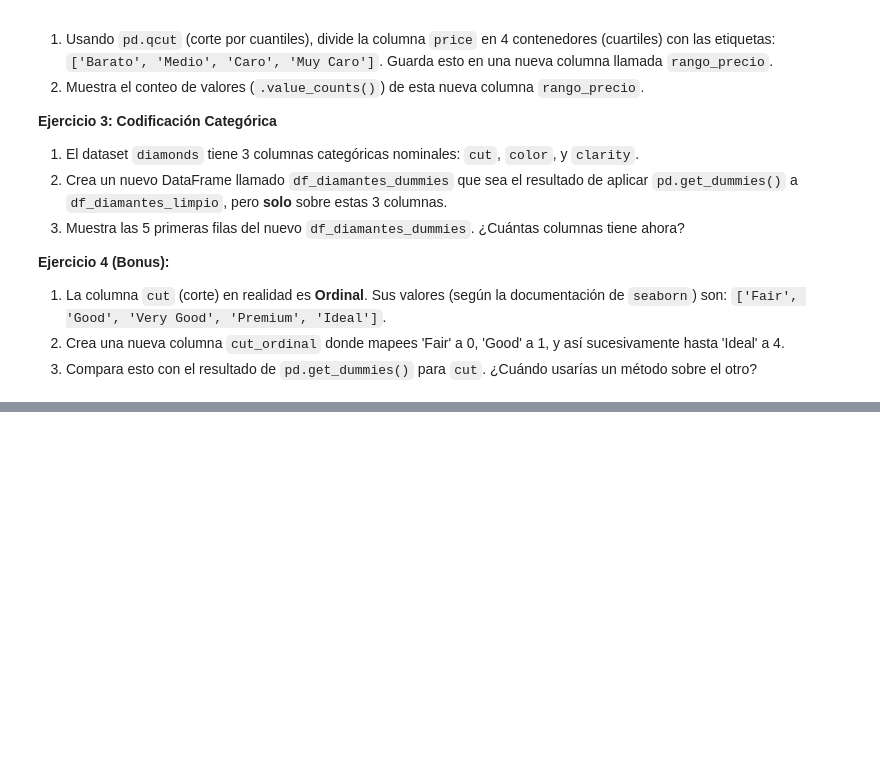
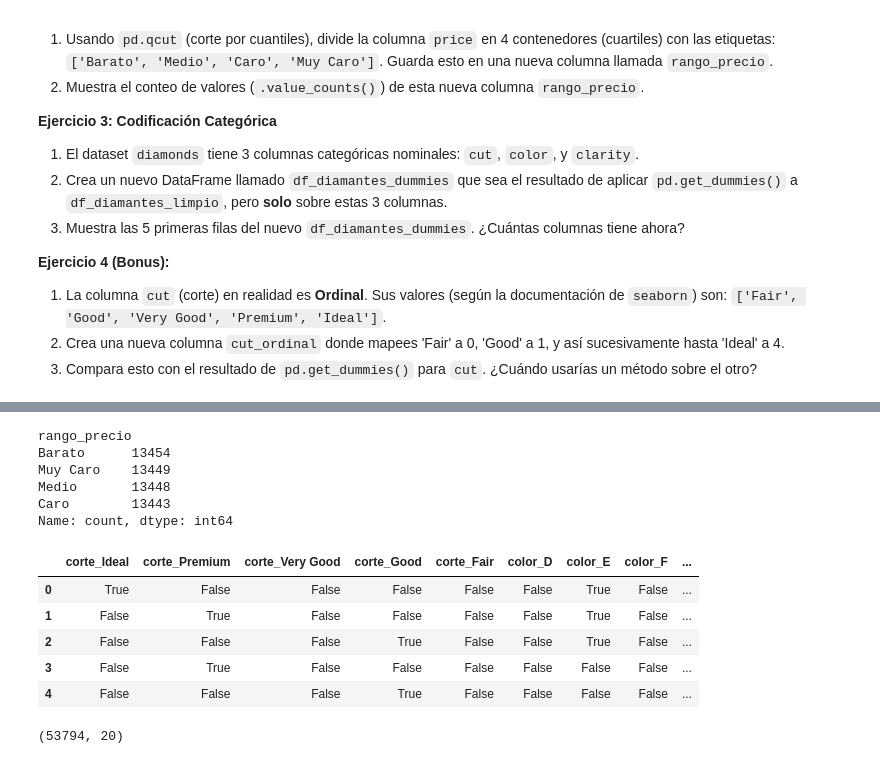
Before and after one commit to jmrodriguez2552/CEDAPY_25_26, a Jupyter notebook: ANALISIS_DATOS_PYTHON/NOTEBOOKS/5101_UT-3_Limpieza_y_estandarizacion.ipynb, the cells around one changed output, grey strips where cells are left out. Cells and saved outputs as stored; diff of their text form; code cells hidden in the pictures; blank space fills up the shorter version.

```diff
--- a/ANALISIS_DATOS_PYTHON/NOTEBOOKS/5101_UT-3_Limpieza_y_estandarizacion.ipynb
+++ b/ANALISIS_DATOS_PYTHON/NOTEBOOKS/5101_UT-3_Limpieza_y_estandarizacion.ipynb
@@ -673,0 +735,30 @@ df_final.head()
+# %%
+labels_price = ['Barato', 'Medio', 'Caro', 'Muy Caro']
+
+df_diamantes_limpio['rango_precio'] = pd.qcut(df_diamantes_limpio['price'],
+                               q=4,
+                               labels=labels_price,)
+
+print(df_diamantes_limpio['rango_precio'].value_counts())
+# %% [output]
+rango_precio
+Barato      13454
+Muy Caro    13449
+Medio       13448
+Caro        13443
+Name: count, dtype: int64
+# %%
+columnas = ['cut', 'color', 'clarity']
+df_diamantes_dummies = pd.get_dummies(df_diamantes_limpio[columnas], prefix= ['corte', 'color', 'claridad'])
+df_diamantes_dummies.head()
+# %% [output]
+|  | corte_Ideal | corte_Premium | corte_Very Good | corte_Good | corte_Fair | color_D | color_E | color_F | ... |
+| 0 | True | False | False | False | False | False | True | False | ... |
+| 1 | False | True | False | False | False | False | True | False | ... |
+| 2 | False | False | False | True | False | False | True | False | ... |
+| 3 | False | True | False | False | False | False | False | False | ... |
+| 4 | False | False | False | True | False | False | False | False | ... |
+# %%
+df_diamantes_dummies.shape
+# %% [output]
+(53794, 20)
```
Also changed, not shown: parts of 6 cells of this notebook.
